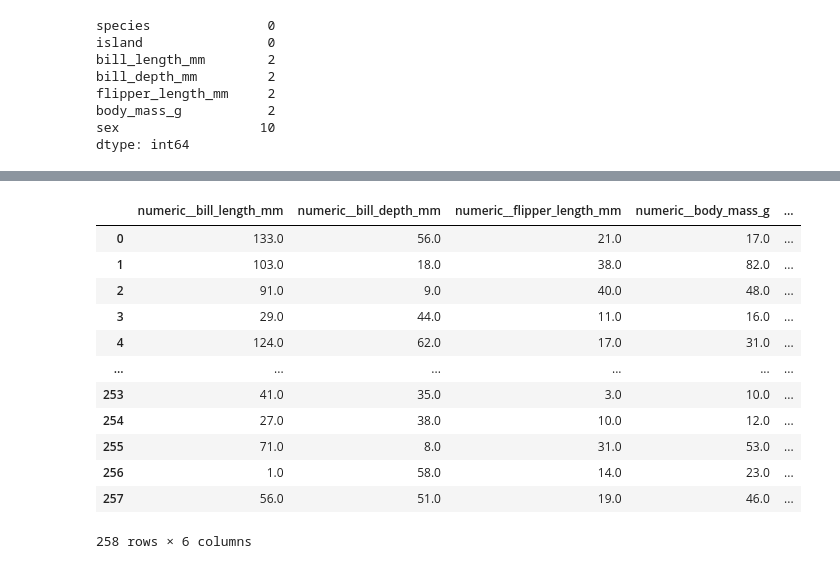
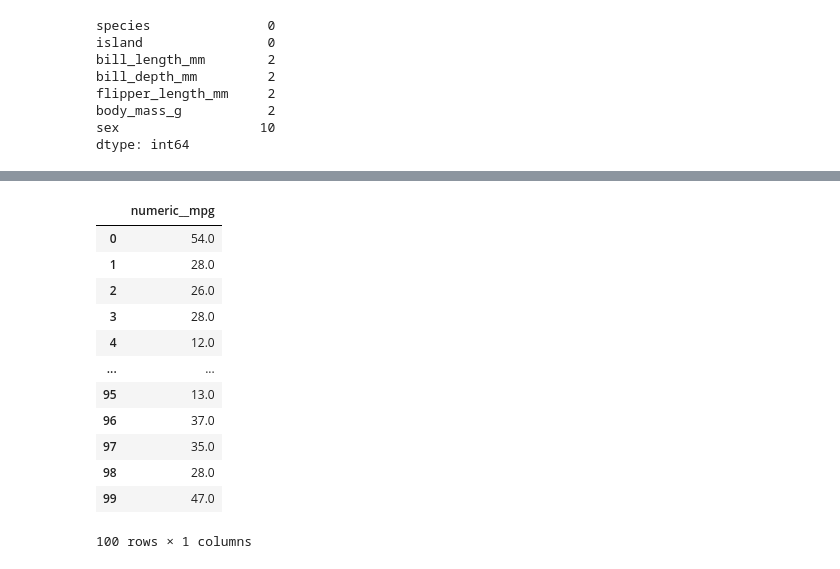
Before and after one commit to VondracekS/ExplainabilityExchange, a Jupyter notebook: ExplainerDashboardDemo.ipynb, the cells around one changed output, grey strips where cells are left out. Drawn from its saved outputs; the diff is of its cells as text; code cells hidden in the pictures.

```diff
--- a/ExplainerDashboardDemo.ipynb
+++ b/ExplainerDashboardDemo.ipynb
@@ -27,7 +27,3 @@ import pandas as pd
 import plotly.express as px
 from explainerdashboard import ExplainerDashboard, ClassifierExplainer
 from seaborn import load_dataset
-# %%
-from sklearn.model_selection import train_test_split
-data = load_dataset("penguins")
-data_train, data_test = train_test_split(data)
@@ -50,0 +30,7 @@ dtype: object
+# %%
+from sklearn.model_selection import train_test_split
+data_cls = load_dataset("penguins")
+data_reg = load_dataset("mpg")
+
+for element in (data_cls, data_reg):
+  print(element.name, element.shape, "\n", element.columns, "\n\n")
@@ -50,0 +39,3 @@ dtype: object
+# %%
+X_reg_train, X_reg_test, y_reg_train, y_reg_test = train_test_split(data_reg.drop('mpg', axis=1), data_reg[['mpg']])
+X_cls_train, X_cls_test, y_cls_train, y_cls_test = train_test_split(data_cls.drop('species', axis=1), data_cls[['species']])
@@ -129,21 +113,21 @@ Index(['numeric__bill_length_mm', 'numeric__bill_depth_mm',
+# %%
+create_pipeline(y_reg_test)
+# %% [output]
+|  | numeric__mpg |
+| 0 | 54.0 |
+| 1 | 28.0 |
+| 2 | 26.0 |
+| 3 | 28.0 |
+| 4 | 12.0 |
+| ... | ... |
+| 95 | 13.0 |
+| 96 | 37.0 |
+| 97 | 35.0 |
+| 98 | 28.0 |
+| 99 | 47.0 |
+100 rows × 1 columns
 # %%
 (X_train, X_test, y_train, y_test) = (train_transformed.drop('categorical__species', axis=1),
                                       test_transformed.drop('categorical__species', axis=1),
                                       train_transformed['categorical__species'],
                                       test_transformed['categorical__species'])
-# %%
-X_train
-# %% [output]
-|  | numeric__bill_length_mm | numeric__bill_depth_mm | numeric__flipper_length_mm | numeric__body_mass_g | ... |
-| 0 | 133.0 | 56.0 | 21.0 | 17.0 | ... |
-| 1 | 103.0 | 18.0 | 38.0 | 82.0 | ... |
-| 2 | 91.0 | 9.0 | 40.0 | 48.0 | ... |
-| 3 | 29.0 | 44.0 | 11.0 | 16.0 | ... |
-| 4 | 124.0 | 62.0 | 17.0 | 31.0 | ... |
-| ... | ... | ... | ... | ... | ... |
-| 253 | 41.0 | 35.0 | 3.0 | 10.0 | ... |
-| 254 | 27.0 | 38.0 | 10.0 | 12.0 | ... |
-| 255 | 71.0 | 8.0 | 31.0 | 53.0 | ... |
-| 256 | 1.0 | 58.0 | 14.0 | 23.0 | ... |
-| 257 | 56.0 | 51.0 | 19.0 | 46.0 | ... |
-258 rows × 6 columns
```
Also changed, not shown: parts of 16 cells of this notebook.
